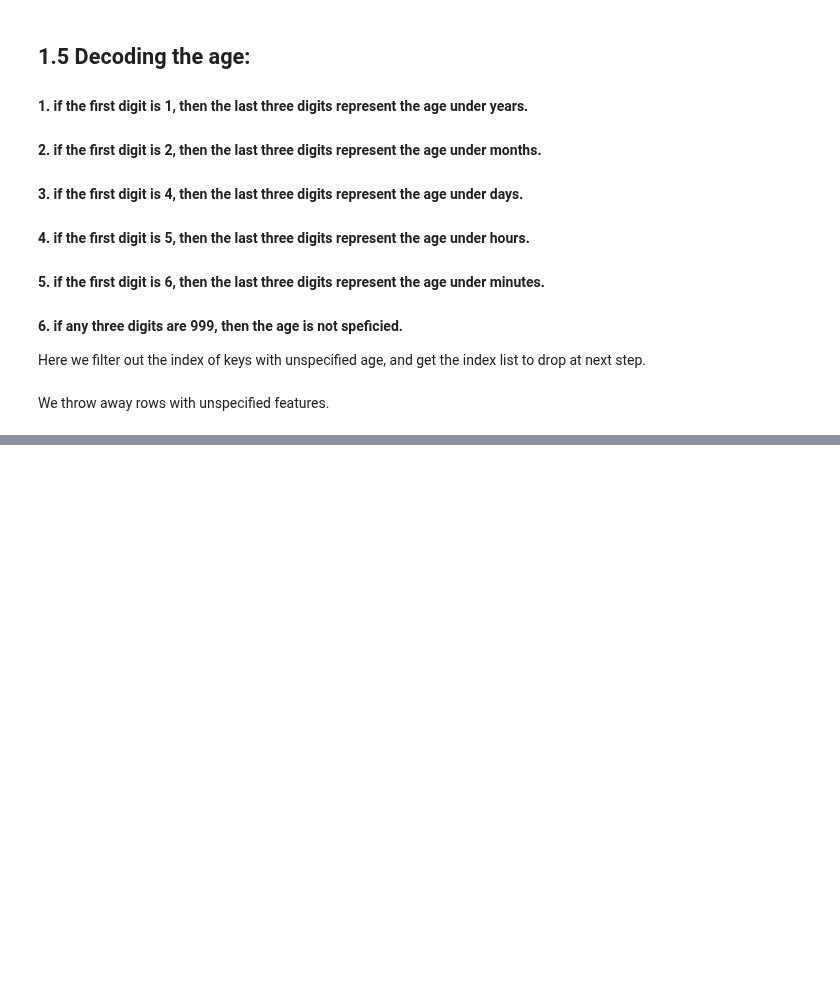
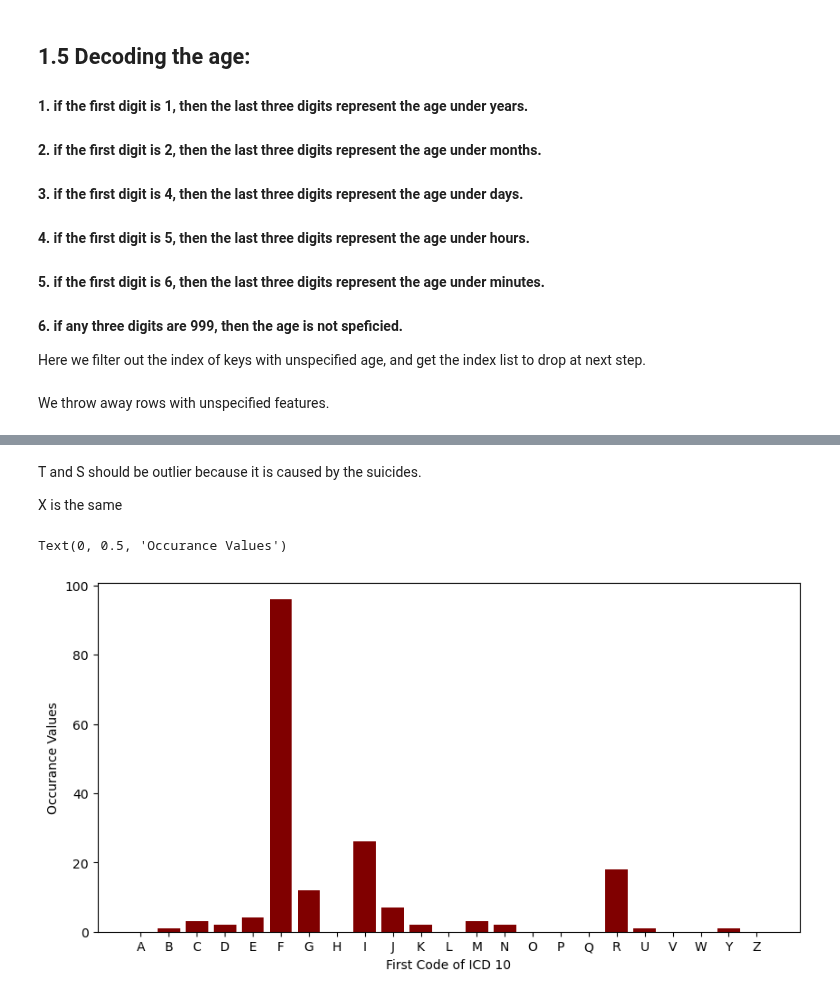
Before and after one commit to TimothiTsui/Anti_Suicide_Squad, a Jupyter notebook: preprocessing.ipynb, the cells around one changed output, grey strips where cells are left out. Saved outputs shown, nothing was run; the diff lists cells and outputs as text; code cells hidden in the pictures; blank space fills up the shorter version.

```diff
--- a/preprocessing.ipynb
+++ b/preprocessing.ipynb
@@ -103,0 +120,4 @@ df_combined=ICD10_Categorize(df)
+# %% [markdown]
+T and S should be outlier because it is caused by the suicides.
+
+X is the same
@@ -104 +129,11 @@ df_combined=ICD10_Categorize(df)
+# %%
+fig = plt.figure(figsize = (10, 5))
+
+# creating the bar plot
+plt.bar(dict_ICD.keys(), dict_ICD.values(), color ='maroon')
+plt.xlabel("First Code of ICD 10")
+plt.ylabel("Occurance Values")
+# %% [output]
+Text(0, 0.5, 'Occurance Values')
+[figure, added]
 # %%
```
Also changed, not shown: parts of 9 cells of this notebook, 3 other files.
